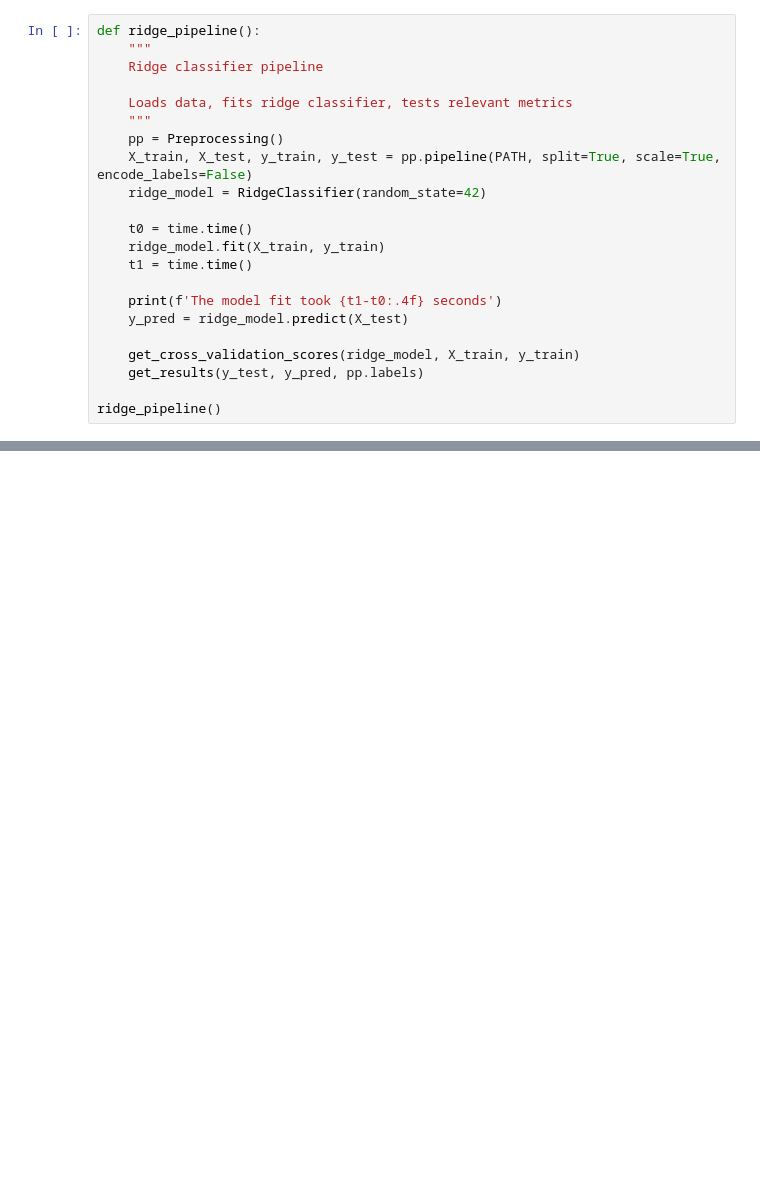
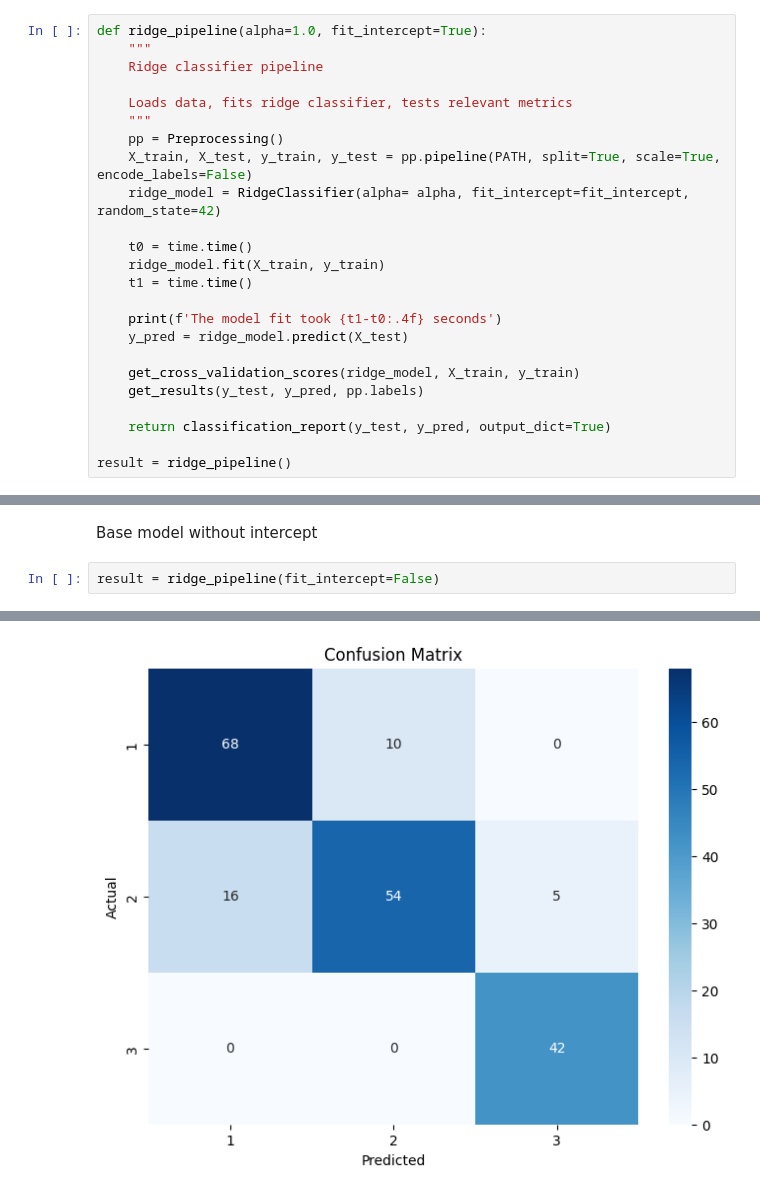
Before and after one commit to tpeter002/machinelearning-tuw, a Jupyter notebook: EX1/gym_members/model_rigde_gym.ipynb, the cells around one changed output, grey strips where cells are left out. Saved outputs shown, nothing was run; the diff lists cells and outputs as text; blank space fills up the shorter version.

```diff
--- a/EX1/gym_members/model_rigde_gym.ipynb
+++ b/EX1/gym_members/model_rigde_gym.ipynb
@@ -8,5 +9,5 @@ from evaluation import get_results, get_cross_validation_scores
 # %%
-def ridge_pipeline():
+def ridge_pipeline(alpha=1.0, fit_intercept=True):
     """
     Ridge classifier pipeline
 
@@ -14,7 +15,7 @@ def ridge_pipeline():
     """
     pp = Preprocessing()
     X_train, X_test, y_train, y_test = pp.pipeline(PATH, split=True, scale=True, encode_labels=False)
-    ridge_model = RidgeClassifier(random_state=42)
+    ridge_model = RidgeClassifier(alpha= alpha, fit_intercept=fit_intercept, random_state=42)
 
     t0 = time.time()
     ridge_model.fit(X_train, y_train)
@@ -26,5 +27,7 @@ def ridge_pipeline():
     get_cross_validation_scores(ridge_model, X_train, y_train)
     get_results(y_test, y_pred, pp.labels)
 
-ridge_pipeline()
+    return classification_report(y_test, y_pred, output_dict=True)
+
+result = ridge_pipeline()
 # %% [output]
@@ -43,3 +46,8 @@ Standard Deviation: 0.0192
    macro avg       0.88      0.89      0.88       195
 weighted avg       0.87      0.87      0.87       195
 [figure]
+# %% [markdown]
+Base model without intercept
+# %%
+result = ridge_pipeline(fit_intercept=False)
+# %% [output]
@@ -45,0 +68 @@ weighted avg       0.87      0.87      0.87       195
+[figure, added]
```
Also changed, not shown: parts of 5 cells of this notebook, 3 other files.
